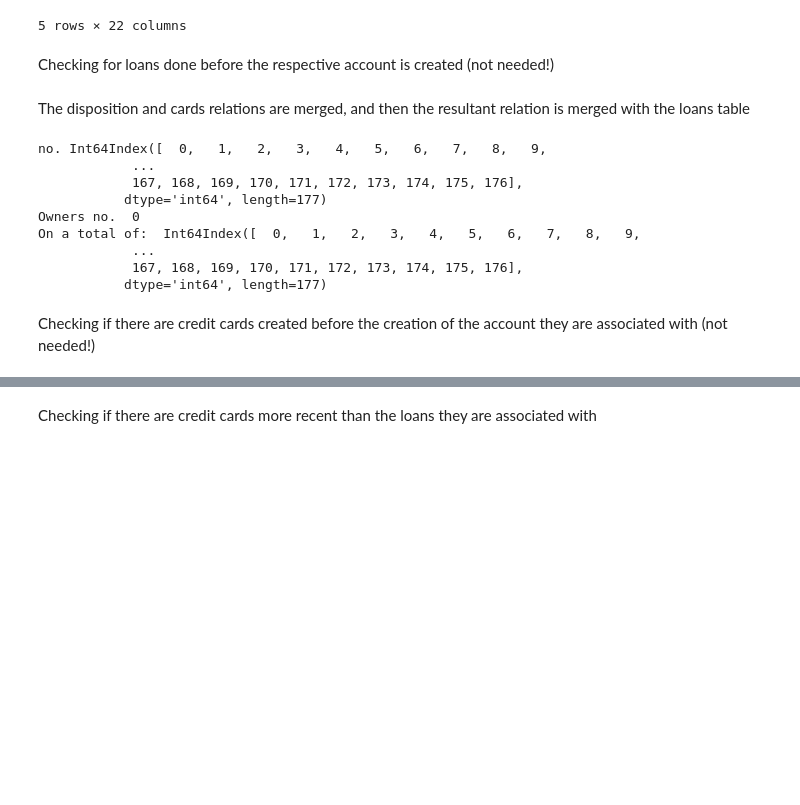
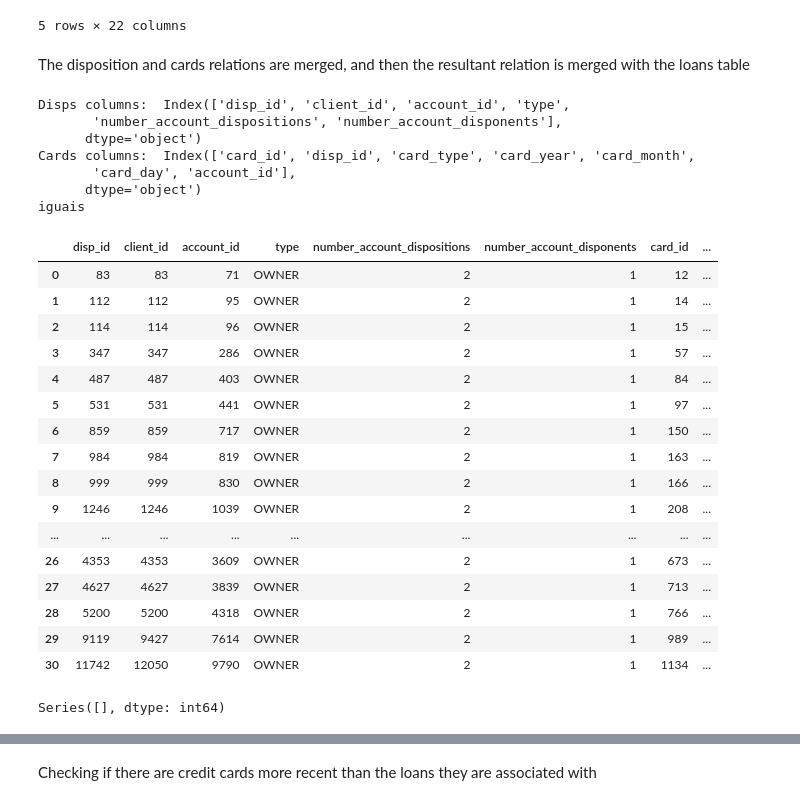
Before and after one commit to bdmendes/feup-ac-banking, a Jupyter notebook: project.ipynb, the cells around one changed output, grey strips where cells are left out. Cells and saved outputs as stored; diff of their text form; code cells hidden in the pictures; blank space fills up the shorter version.

```diff
--- a/project.ipynb
+++ b/project.ipynb
@@ -240,36 +240,54 @@ loans.head()
 | 3 | 5325 | 1843 | 4336.23 | 36 | 120.45 | 1 | 93 | 8 | 3 | ... |
 | 4 | 7240 | 11013 | 11259.84 | 60 | 187.66 | 1 | 93 | 9 | 6 | ... |
 5 rows × 22 columns
-# %% [markdown]
-Checking for loans done before the respective account is created (not needed!)
 # %% [markdown]
 The disposition and cards relations are merged, and then the resultant relation is merged with the loans table
-# %%
-dispCards = dispositions.merge(cards, on=["disp_id", "account_id"])
-# print("Disposition: ", dispositions.columns)
-# print("cards: ", cards.columns )
-print("no." , dispCards.index)
-dispCards.rename(columns = {'type':'disposition_type'}, inplace = True)
-test = dispCards['disposition_type'] != 'OWNER'
-count = 0
-for entry in test.index:
-    if (test[entry] == True):
-        count+=1
-        print(dispCards.iloc[entry])
-print("Owners no. ", count) #31
-print("On a total of: ", test.index )
-
-# loans = dispCards.merge(loans, on="account_id")
-# loans.head()
-# %% [output]
-no. Int64Index([  0,   1,   2,   3,   4,   5,   6,   7,   8,   9,
-            ...
-            167, 168, 169, 170, 171, 172, 173, 174, 175, 176],
-           dtype='int64', length=177)
-Owners no.  0
-On a total of:  Int64Index([  0,   1,   2,   3,   4,   5,   6,   7,   8,   9,
-            ...
-            167, 168, 169, 170, 171, 172, 173, 174, 175, 176],
-           dtype='int64', length=177)
-# %% [markdown]
-Checking if there are credit cards created before the creation of the account they are associated with (not needed!)
+# %%
+## TODO (maybe this is more a business analysis thing) -> conclusion: only account owners have credit cards
+
+print("Disps columns: ", dispositions.columns)
+print("Cards columns: ", cards.columns)
+# teste = dispositions[(dispositions.number_account_disponents > 0)&(dispositions.type.isin(['DISPONENT']))]
+# teste = teste.merge(cards, on=["disp_id"])
+
+teste = dispositions[(dispositions.number_account_disponents > 0)]
+teste = teste.merge(cards, on=["disp_id"])
+count_acc = len(teste.index)
+count_teste = len(teste[teste.account_id_x == teste.account_id_y].index)
+if count_acc==count_teste:
+    print("iguais")
+    teste.drop('account_id_y', inplace=True, axis=1)
+    teste.rename(columns = {'account_id_x':'account_id'}, inplace=True)
+teste
+# teste.account_id.is_unique
+# %% [output]
+Disps columns:  Index(['disp_id', 'client_id', 'account_id', 'type',
+       'number_account_dispositions', 'number_account_disponents'],
+      dtype='object')
+Cards columns:  Index(['card_id', 'disp_id', 'card_type', 'card_year', 'card_month',
+       'card_day', 'account_id'],
+      dtype='object')
+iguais
+|  | disp_id | client_id | account_id | type | number_account_dispositions | number_account_disponents | card_id | ... |
+| 0 | 83 | 83 | 71 | OWNER | 2 | 1 | 12 | ... |
+| 1 | 112 | 112 | 95 | OWNER | 2 | 1 | 14 | ... |
+| 2 | 114 | 114 | 96 | OWNER | 2 | 1 | 15 | ... |
+| 3 | 347 | 347 | 286 | OWNER | 2 | 1 | 57 | ... |
+| 4 | 487 | 487 | 403 | OWNER | 2 | 1 | 84 | ... |
+| 5 | 531 | 531 | 441 | OWNER | 2 | 1 | 97 | ... |
+| 6 | 859 | 859 | 717 | OWNER | 2 | 1 | 150 | ... |
+| 7 | 984 | 984 | 819 | OWNER | 2 | 1 | 163 | ... |
+| 8 | 999 | 999 | 830 | OWNER | 2 | 1 | 166 | ... |
+| 9 | 1246 | 1246 | 1039 | OWNER | 2 | 1 | 208 | ... |
+| ... | ... | ... | ... | ... | ... | ... | ... | ... |
+| 26 | 4353 | 4353 | 3609 | OWNER | 2 | 1 | 673 | ... |
+| 27 | 4627 | 4627 | 3839 | OWNER | 2 | 1 | 713 | ... |
+| 28 | 5200 | 5200 | 4318 | OWNER | 2 | 1 | 766 | ... |
+| 29 | 9119 | 9427 | 7614 | OWNER | 2 | 1 | 989 | ... |
+| 30 | 11742 | 12050 | 9790 | OWNER | 2 | 1 | 1134 | ... |
+# %%
+# DONE: correct -> tests if there is more than one card per account (test follows)
+cards_per_account = cards.groupby(['account_id']).size()
+cards_per_account[cards_per_account > 1]
+# %% [output]
+Series([], dtype: int64)
```
Also changed, not shown: parts of 3 cells of this notebook.
